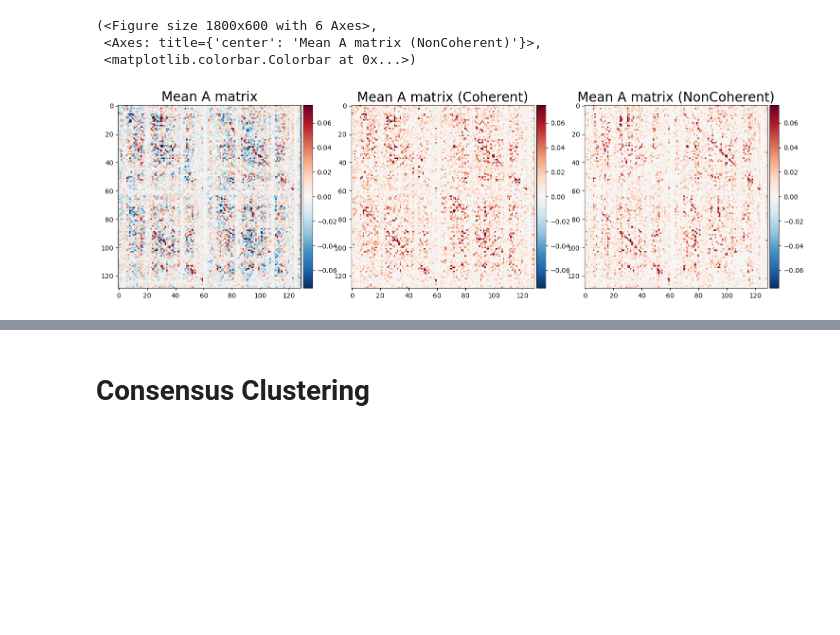
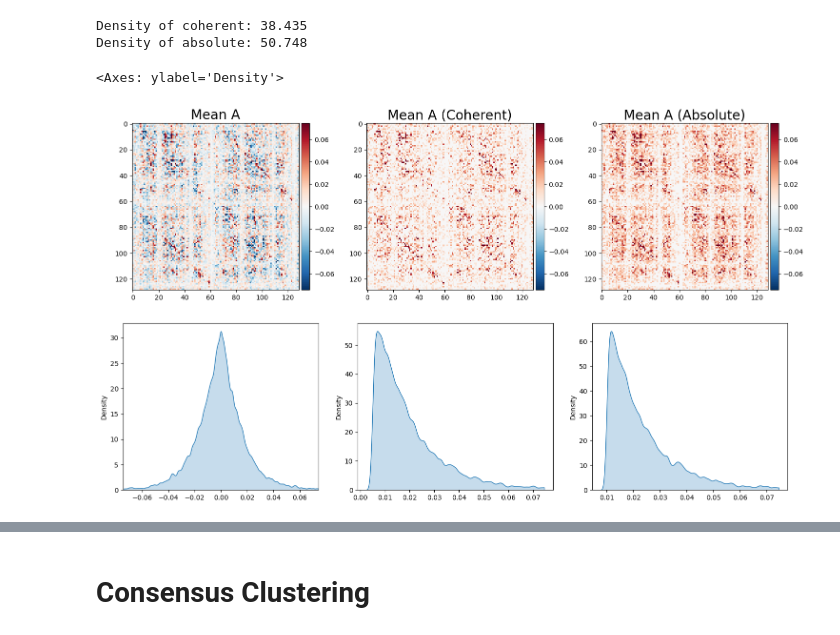
Before and after one commit to acionca/Bimodularity, a Jupyter notebook: notebooks/04-language/language-ConsensusClustering.ipynb, the cells around one changed output, grey strips where cells are left out. Drawn from its saved outputs; the diff is of its cells as text; code cells hidden in the pictures; blank space fills up the shorter version.

```diff
--- a/notebooks/04-language/language-ConsensusClustering.ipynb
+++ b/notebooks/04-language/language-ConsensusClustering.ipynb
@@ -42,11 +38,14 @@ path_to_rdcm = "/media/RCPNAS/HCP-data/HCP_rdcm"
 
 print(f"Available Tasks: \n- {'\n- '.join(sorted(os.listdir(path_to_rdcm)))}")
 
+filter_strength = 0
 task_name = "DMN_AROMA_tfMRI_LANGUAGE_LR_MinReg_Laus2018_129S"
+# task_name = "DMN_AROMA_tfMRI_MOTOR_LR_MinReg_Laus2018_129S"
+# task_name = "DMN_AROMA_LexicalDecision_AllReg_Laus2018_129S"
 # task_name = "DMN_FIX_rfMRI_REST1_LR_Laus2018_129S"
 
-all_A_mats, all_C_mats = dload.prepare_task_ec(task_name, path_to_rdcm, filter_strength=0, verbose=True, njobs=10)
-all_A_mats_bpa, all_C_mats_bpa = dload.prepare_task_ec(task_name, path_to_rdcm, filter_strength=0, bpa_combine=True, verbose=True, njobs=10)
+all_A_mats, all_C_mats = dload.prepare_task_ec(task_name, path_to_rdcm, filter_strength=filter_strength, verbose=True, njobs=20)
+all_A_mats_bpa, all_C_mats_bpa = dload.prepare_task_ec(task_name, path_to_rdcm, filter_strength=filter_strength, bpa_combine=True, verbose=True, njobs=20)
 # %% [output]
 Available Tasks:
 - DMN_AROMA_LexicalDecision_AllReg_Laus2018_129S
@@ -93,37 +91,56 @@ axes[1, 1].set_xlim([-maxval, maxval])
 # %%
 ## Handling negative values
 group_mean = np.mean(all_A_mats_bpa, axis=0)
 
-fig, axes = plt.subplots(ncols=3, figsize=(18, 6))
+fig, axes = plt.subplots(nrows=2, ncols=3, figsize=(18, 10))
 
 maxprop = 0.5
 
 maxval = np.max(np.abs(group_mean))*maxprop
-axes[0].set_title("Mean A matrix", fontsize=20)
-axes[0].imshow(group_mean, cmap="RdBu_r", vmin=-maxval, vmax=maxval, interpolation="none")
-add_cbar(fig, axes[0])
+axes[0, 0].set_title("Mean A", fontsize=20)
+axes[0, 0].imshow(group_mean, cmap="RdBu_r", vmin=-maxval, vmax=maxval, interpolation="none")
+add_cbar(fig, axes[0, 0])
 
-group_noneg = np.zeros_like(group_mean)
+kdeplot(group_mean.flatten(), ax=axes[1, 0], bw_adjust=0.3, fill=True, gridsize=500)
+axes[1, 0].set_xlim([-maxval, maxval])
+
+mean_coher = np.zeros_like(group_mean)
 coherent_sign = group_mean * group_mean.T > 0
-group_noneg[coherent_sign] = np.abs(group_mean[coherent_sign])
+mean_coher[coherent_sign] = np.abs(group_mean[coherent_sign])
 
-maxval = np.max(np.abs(group_noneg))*maxprop
-axes[1].set_title("Mean A matrix (Coherent)", fontsize=20)
-axes[1].imshow(group_noneg, cmap="RdBu_r", vmin=-maxval, vmax=maxval, interpolation="none")
-add_cbar(fig, axes[1])
+# coher_threshold = np.percentile(mean_coher.flatten(), 50)
+mean_coher[mean_coher < 0.005] = 0
 
-group_noneg = group_mean.copy()
-group_noneg[group_noneg < 0] = 0
+coher_density = 100*np.sum(mean_coher > 0) / mean_coher.size
+print(f"Density of coherent: {coher_density:.3f}")
 
-maxval = np.max(np.abs(group_noneg))*maxprop
-axes[2].set_title("Mean A matrix (NonCoherent)", fontsize=20)
-axes[2].imshow(group_noneg, cmap="RdBu_r", vmin=-maxval, vmax=maxval, interpolation="none")
-add_cbar(fig, axes[2])
+maxval = np.max(np.abs(mean_coher))*maxprop
+axes[0, 1].set_title("Mean A (Coherent)", fontsize=20)
+axes[0, 1].imshow(mean_coher, cmap="RdBu_r", vmin=-maxval, vmax=maxval, interpolation="none")
+add_cbar(fig, axes[0, 1])
+
+kdeplot(mean_coher[mean_coher > 0], ax=axes[1, 1], bw_adjust=0.3, fill=True, gridsize=500, clip=(0, maxval))
+
+mean_abs = group_mean.copy()
+# group_noneg[group_noneg < 0] = 0
+mean_abs = np.abs(mean_abs)
+
+abs_threshold = np.percentile(mean_abs.flatten(), 50)
+mean_abs[mean_abs < 0.01] = 0
+
+print(f"Density of absolute: {100*np.sum(mean_abs > 0) / mean_abs.size:.3f}")
+
+maxval = np.max(np.abs(mean_abs))*maxprop
+axes[0, 2].set_title("Mean A (Absolute)", fontsize=20)
+axes[0, 2].imshow(mean_abs, cmap="RdBu_r", vmin=-maxval, vmax=maxval, interpolation="none")
+add_cbar(fig, axes[0, 2])
+
+kdeplot(mean_abs[mean_abs > 0], ax=axes[1, 2], bw_adjust=0.3, fill=True, gridsize=500, clip=(0, maxval))
 # %% [output]
-(<Figure size 1800x600 with 6 Axes>,
- <Axes: title={'center': 'Mean A matrix (NonCoherent)'}>,
- <matplotlib.colorbar.Colorbar at 0x...>)
+Density of coherent: 38.435
+Density of absolute: 50.748
+<Axes: ylabel='Density'>
-[figure, old version]
+[figure, new version]
 # %%
 scale = 2
 
```
Also changed, not shown: parts of 7 cells of this notebook, 7 other files.
